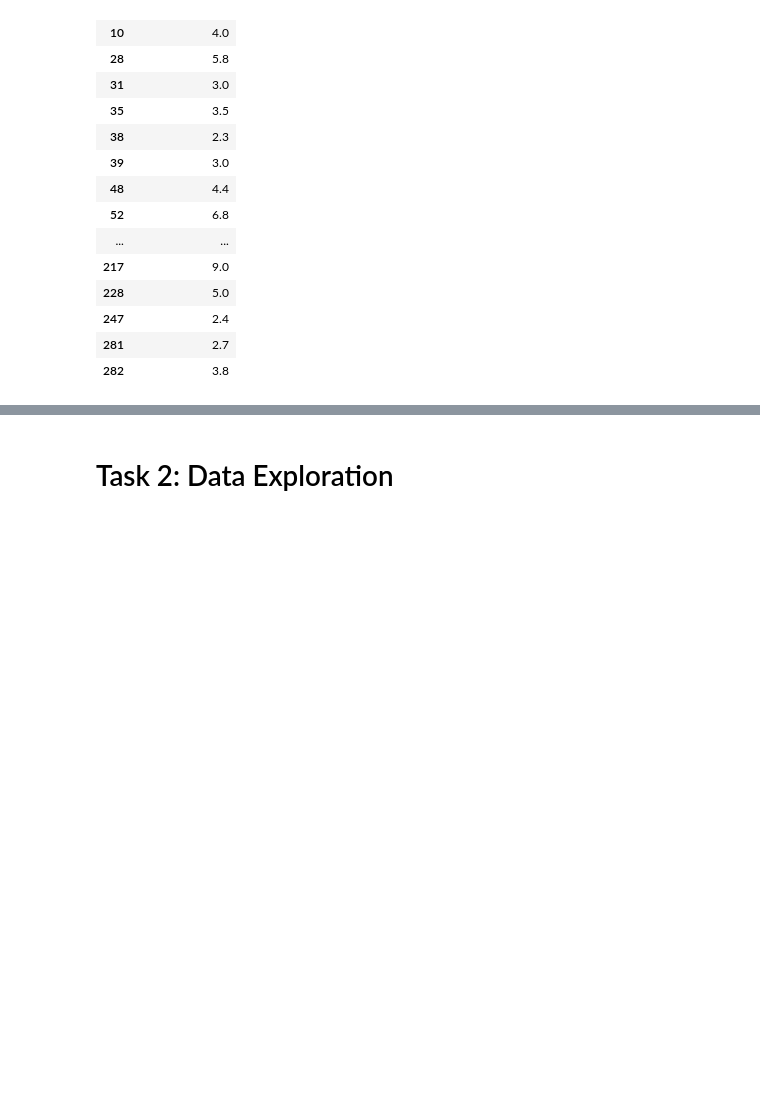
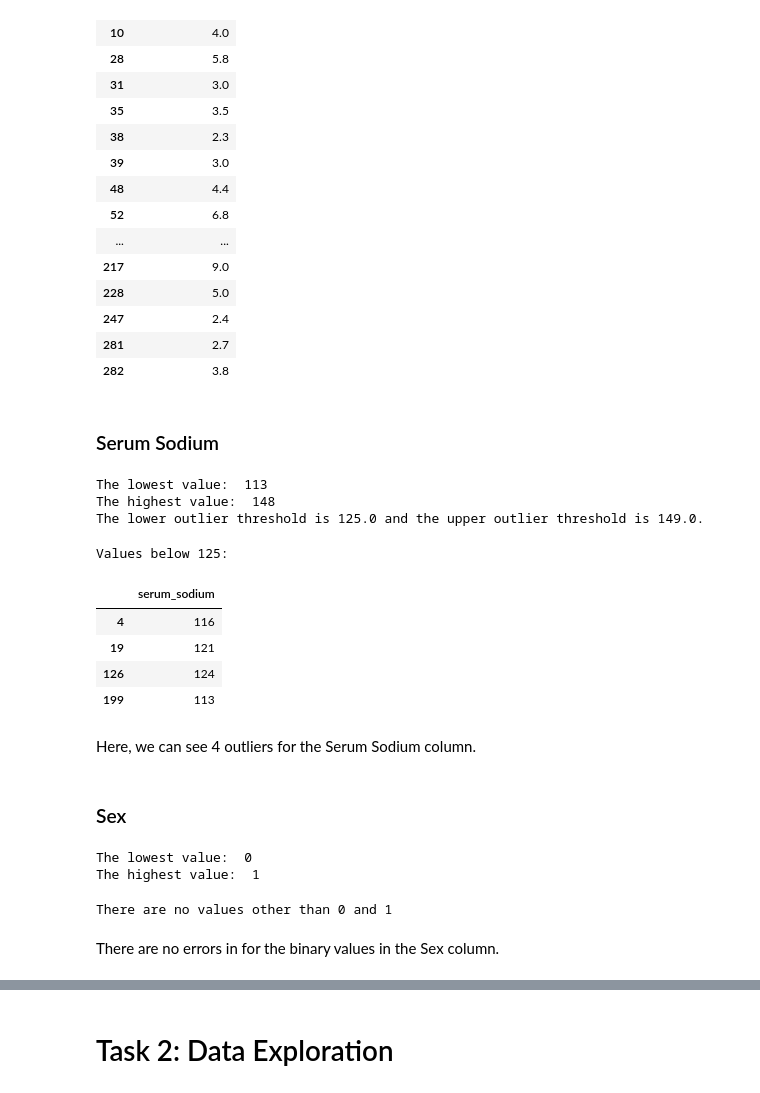
Before and after one commit to Ghost-Recon131/PDS-Assignment2, a Jupyter notebook: assignment2.ipynb, the cells around one changed output, grey strips where cells are left out. Drawn from its saved outputs; the diff is of its cells as text; code cells hidden in the pictures; blank space fills up the shorter version.

Commit message:
Completed data checking

```diff
--- a/assignment2.ipynb
+++ b/assignment2.ipynb
@@ -300,3 +300,57 @@ Values above 2.1499999999999995:
 | 247 | 2.4 |
 | 281 | 2.7 |
 | 282 | 3.8 |
+# %% [markdown]
+### Serum Sodium
+# %%
+min_SS = HFCR["serum_sodium"].min()
+max_SS = HFCR["serum_sodium"].max()
+print ("The lowest value: ", min_SS)
+print ("The highest value: ", max_SS)
+
+# looking at the IQR of Serum Creatinine
+Q1 = HFCR["serum_sodium"].quantile(0.25)
+Q3 = HFCR["serum_sodium"].quantile(0.75)
+IQR = Q3 - Q1
+upper = Q3 + 1.5*IQR
+lower = Q1 - 1.5*IQR
+print(f"The lower outlier threshold is {lower} and the upper outlier threshold is {upper}.")
+# %% [output]
+The lowest value:  113
+The highest value:  148
+The lower outlier threshold is 125.0 and the upper outlier threshold is 149.0.
+# %%
+print("Values below 125: ")
+HFCR[['serum_sodium']][HFCR.serum_sodium < 125]
+# %% [output]
+Values below 125:
+|  | serum_sodium |
+| 4 | 116 |
+| 19 | 121 |
+| 126 | 124 |
+| 199 | 113 |
+# %% [markdown]
+Here, we can see 4 outliers for the Serum Sodium column.
+# %% [markdown]
+### Sex
+# %%
+min_S = HFCR["sex"].min()
+max_S = HFCR["sex"].max()
+print ("The lowest value: ", min_S)
+print ("The highest value: ", max_S)
+# %% [output]
+The lowest value:  0
+The highest value:  1
+# %%
+for HFCR["sex"] in HFCR:
+    for data in HFCR["sex"]:
+        if data == 1 or data == 0:
+            Error = True
+if Error:
+    print("There are values other than 0 or 1")
+else:
+    print("There are no values other than 0 and 1")
+# %% [output]
+There are no values other than 0 and 1
+# %% [markdown]
+There are no errors in for the binary values in the Sex column.
```
Also changed, not shown: parts of 12 cells of this notebook.
